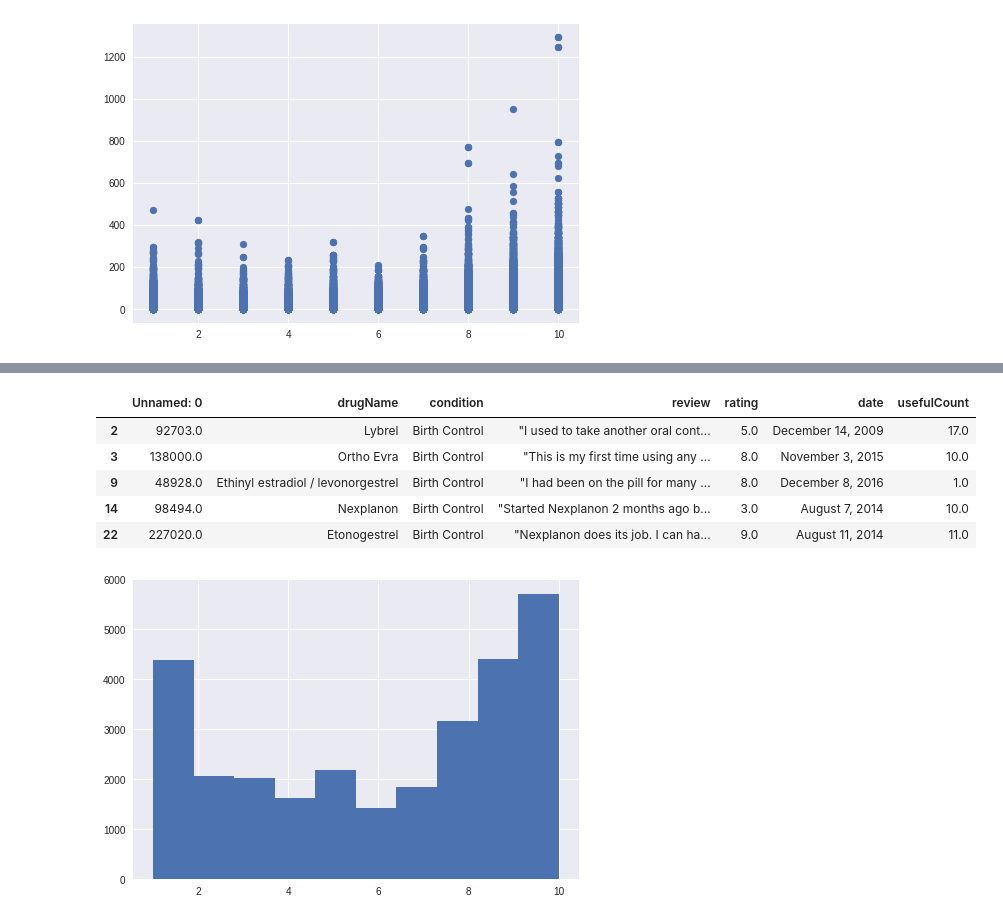
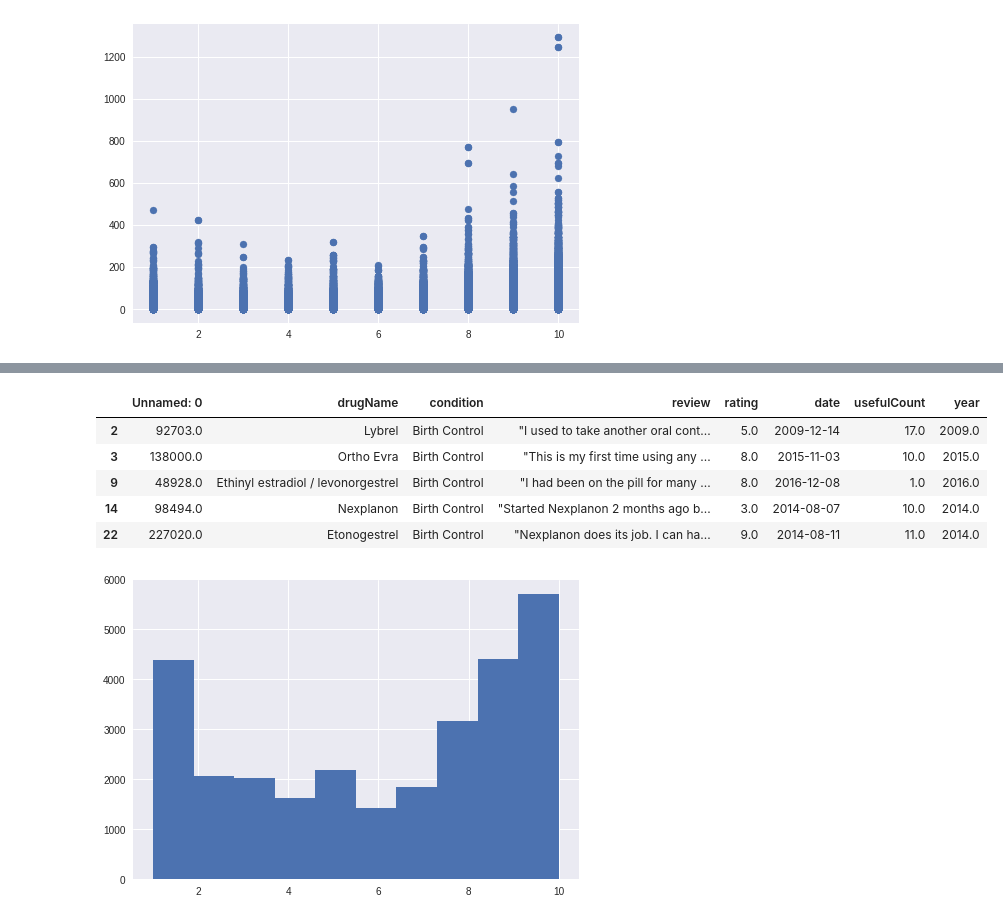
Before and after one commit to bloominstituteoftechnology/DS-Unit-1-Sprint-3-Statistical-Tests-and-Experiments, a Jupyter notebook: LS_DS_142_Sampling_Confidence_Intervals_and_Hypothesis_Testing.ipynb, the cells around one changed output, grey strips where cells are left out. Drawn from its saved outputs; the diff is of its cells as text; code cells hidden in the pictures.

```diff
--- a/LS_DS_142_Sampling_Confidence_Intervals_and_Hypothesis_Testing.ipynb
+++ b/LS_DS_142_Sampling_Confidence_Intervals_and_Hypothesis_Testing.ipynb
@@ -246,3 +246,5 @@ df.head()
 | 2 | 92703 | Lybrel | Birth Control | "I used to take another oral cont... | 5.0 | December 14, 2009 | 17 |
 | 3 | 138000 | Ortho Evra | Birth Control | "This is my first time using any ... | 8.0 | November 3, 2015 | 10 |
 | 4 | 35696 | Buprenorphine / naloxone | Opiate Dependence | "Suboxone has completely turned m... | 9.0 | November 27, 2016 | 37 |
+# %%
+df['date'] = pd.to_datetime(df.date)
@@ -248,0 +260,4 @@ df.head()
+# %%
+df['year'] = (pd.DatetimeIndex(df['date']).year)
+df.year.astype(int)
+df.head()
@@ -304,14 +331,15 @@ Hemophilia B                                        1
 Name: condition, Length: 884, dtype: int64
 # %%
 df_bc = df.where(df.condition == 'Birth Control').dropna()
+df_bc.year.astype(int)
 df_bc.head()
 # %% [output]
-|  | Unnamed: 0 | drugName | condition | review | rating | date | usefulCount |
-| 2 | 92703.0 | Lybrel | Birth Control | "I used to take another oral cont... | 5.0 | December 14, 2009 | 17.0 |
-| 3 | 138000.0 | Ortho Evra | Birth Control | "This is my first time using any ... | 8.0 | November 3, 2015 | 10.0 |
-| 9 | 48928.0 | Ethinyl estradiol / levonorgestrel | Birth Control | "I had been on the pill for many ... | 8.0 | December 8, 2016 | 1.0 |
-| 14 | 98494.0 | Nexplanon | Birth Control | "Started Nexplanon 2 months ago b... | 3.0 | August 7, 2014 | 10.0 |
-| 22 | 227020.0 | Etonogestrel | Birth Control | "Nexplanon does its job. I can ha... | 9.0 | August 11, 2014 | 11.0 |
+|  | Unnamed: 0 | drugName | condition | review | rating | date | usefulCount | year |
+| 2 | 92703.0 | Lybrel | Birth Control | "I used to take another oral cont... | 5.0 | 2009-12-14 | 17.0 | 2009.0 |
+| 3 | 138000.0 | Ortho Evra | Birth Control | "This is my first time using any ... | 8.0 | 2015-11-03 | 10.0 | 2015.0 |
+| 9 | 48928.0 | Ethinyl estradiol / levonorgestrel | Birth Control | "I had been on the pill for many ... | 8.0 | 2016-12-08 | 1.0 | 2016.0 |
+| 14 | 98494.0 | Nexplanon | Birth Control | "Started Nexplanon 2 months ago b... | 3.0 | 2014-08-07 | 10.0 | 2014.0 |
+| 22 | 227020.0 | Etonogestrel | Birth Control | "Nexplanon does its job. I can ha... | 9.0 | 2014-08-11 | 11.0 | 2014.0 |
 # %%
 plt.hist(df_bc.rating);
 # %% [output]
```
Also changed, not shown: parts of 31 cells of this notebook.
